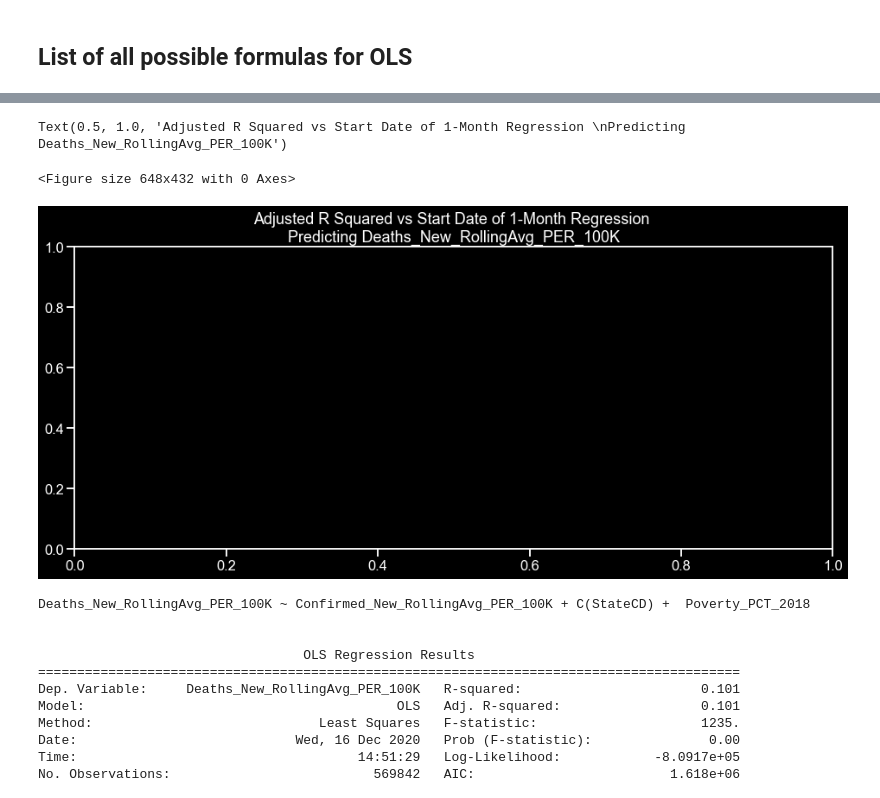
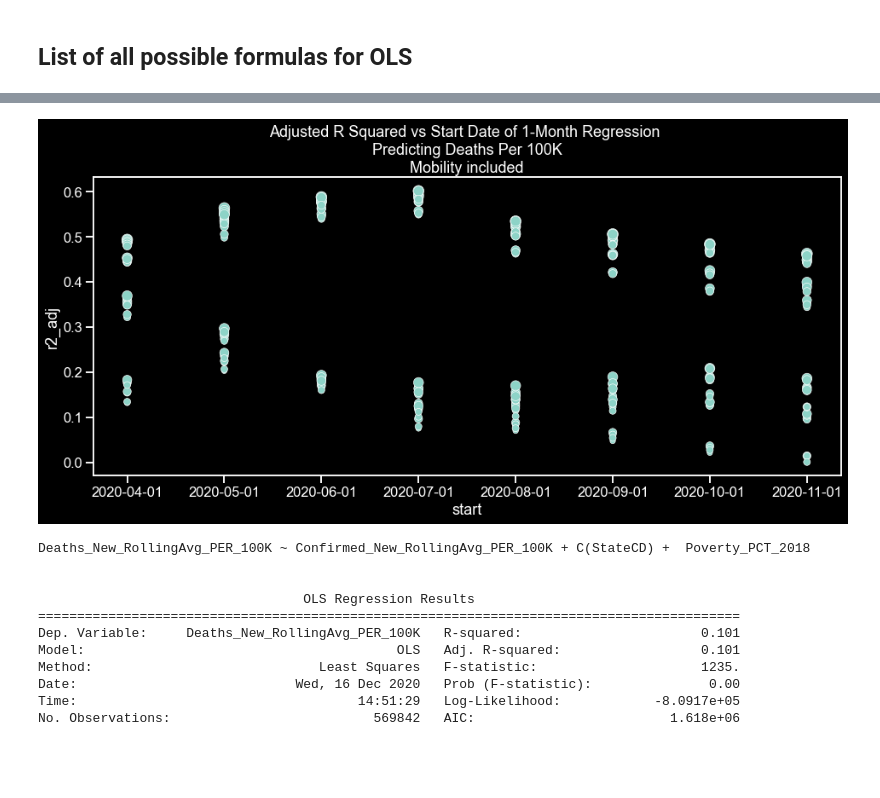
Before and after one commit to pballent/hia-covid, a Jupyter notebook: hia_covid_python_exploration/Combined_COVID_Analytics.ipynb, the cells around one changed output, grey strips where cells are left out. Saved outputs shown, nothing was run; the diff lists cells and outputs as text; code cells hidden in the pictures; blank space fills up the shorter version.

```diff
--- a/hia_covid_python_exploration/Combined_COVID_Analytics.ipynb
+++ b/hia_covid_python_exploration/Combined_COVID_Analytics.ipynb
@@ -387,7 +403,7 @@ def run_timeseries_models(formulatxt, list_dateranges, df):
                      } for i in list_results]
     return pd.DataFrame.from_dict(resultslist)
 # %%
-formulatxt = "Deaths_New_21_RollingAvg_PER_100K ~  residential_PCT_CFB_RollingAvg + C(StateCD)"
+formulatxt = "Deaths_PER_100K ~ residential_PCT_CFB_RollingAvg + Poverty_PCT_2018 + C(StateCD) + PCT_Black_ACS + C(Metro)"
 
 df = run_timeseries_models(formulatxt=formulatxt, list_dateranges=every_month, df=combined)
 # %%
@@ -513,6 +528,26 @@ Deaths_New_RollingAvg_PER_100K ~ residential_PCT_CFB_RollingAvg + Poverty_PCT_20
 [figure]
 # %% [markdown]
 ## List of all possible formulas for OLS
+# %%
+full_predictors = [
+ 'C(Metro)',
+ 'PCT_Black_ACS',
+ #'BACHELORS_PLUS_2018',
+ 'residential_PCT_CFB_RollingAvg',
+ 'Confirmed_New_RollingAvg_PER_100K',
+ #'PCT_Hispanic_ACS',
+ #'PCT_Native_ACS',
+ 'Poverty_PCT_2018',
+ 'C(StateCD)',
+
+]
+
+Ylist = [#'Deaths_New_7_RollingAvg_PER_100K',
+         #'Deaths_New_14_RollingAvg_PER_100K',
+         #'Deaths_New_28_RollingAvg_PER_100K',
+         'Deaths_PER_100K'
+         #'Deaths_New_RollingAvg_PER_100K'
+            ]
 # %%
 full_form_list = get_powerset_list_of_text(full_predictors, Ylist)
 # %% [output]
@@ -579,7 +621,0 @@ Text(0.5, 1.0, 'Regression Models by Adjusted R Squared and Number of Variables
-# %%
-plt.figure(figsize=(9,6))
-plt.rcParams.update({"grid.linewidth":0.5, "grid.alpha":0.5})
-sns.set(style="ticks", context="talk")
-plt.style.use("dark_background")
-sns.scatterplot(y="r2_adj", x="num_var", data=d)
-plt.title("Regression Models by Adjusted R Squared and Number of Variables \nPredicting Deaths_New_RollingAvg_PER_100K")
@@ -589,18 +622,7 @@ Text(0.5, 1.0, 'Regression Models by Adjusted R Squared and Number of Variables
 # %%
-plt.figure(figsize=(9,6))
-plt.rcParams.update({"grid.linewidth":0.5, "grid.alpha":0.5})
-sns.set(style="ticks", context="talk")
-plt.style.use("dark_background")
-
-
-bigdf_hasmob = bigdf[bigdf.has_mob == True]
-bigdf_nomob = bigdf[bigdf.has_mob == False]
-
-
 plt.figure(figsize=(14,6))
 sns.scatterplot(y="r2_adj", x="start", size = "num_var", data=bigdf_hasmob)
-plt.title("Adjusted R Squared vs Start Date of 1-Month Regression \nPredicting Deaths_New_RollingAvg_PER_100K")
+plt.title("Adjusted R Squared vs Start Date of 1-Month Regression \nPredicting Deaths Per 100K\nMobility included""")
+plt.legend().remove()
 # %% [output]
-Text(0.5, 1.0, 'Adjusted R Squared vs Start Date of 1-Month Regression \nPredicting Deaths_New_RollingAvg_PER_100K')
-<Figure size 648x432 with 0 Axes>
-[figure, old version]
+[figure, new version]
```
Also changed, not shown: parts of 18 cells of this notebook, 4 other files.
